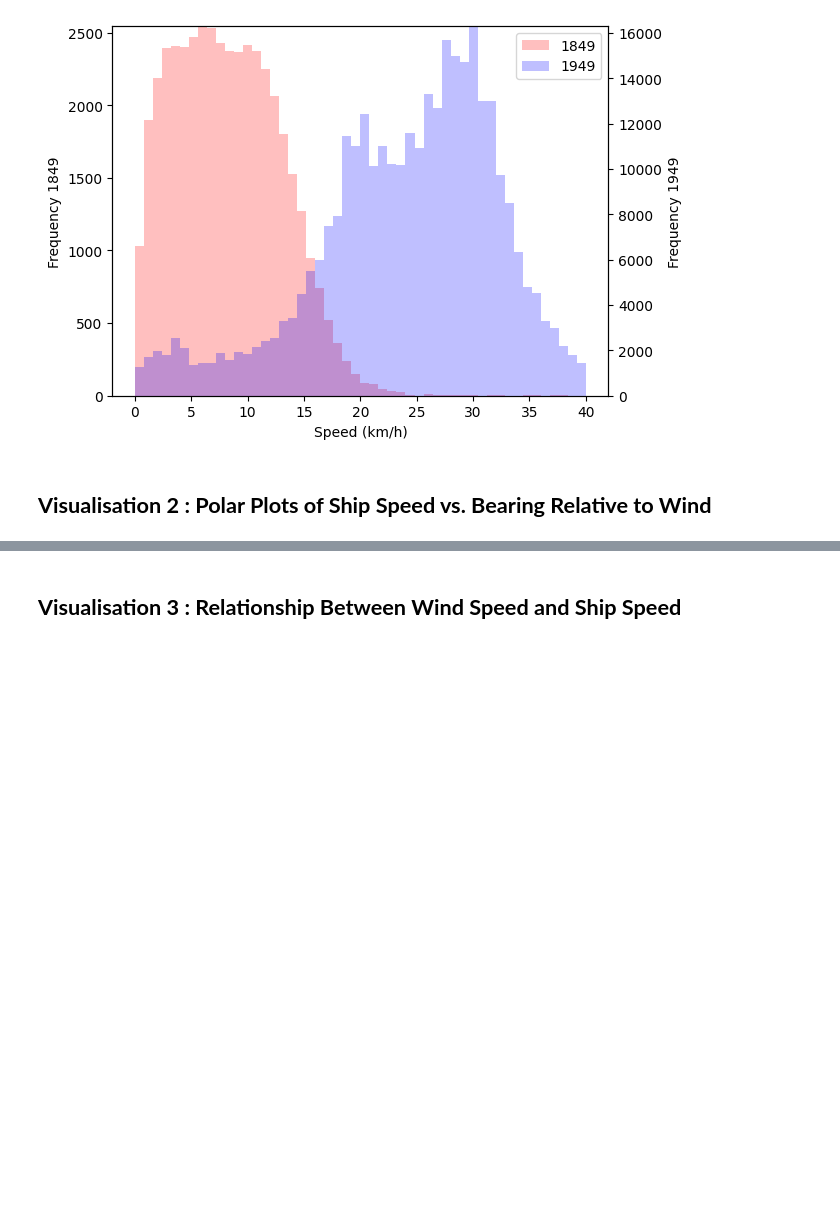
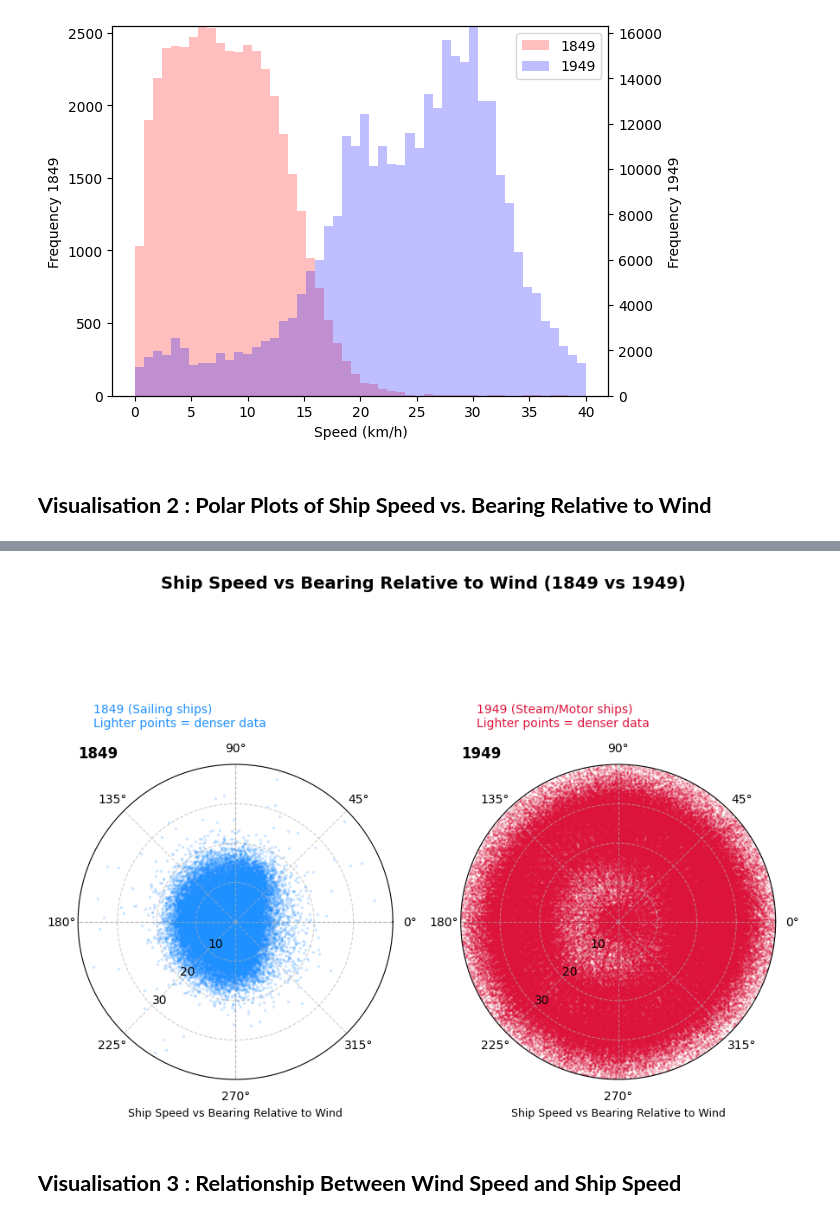
Before and after one commit to RohanC07/Msc-Thesis-DataScience, a Jupyter notebook: IMMA_12.ipynb, the cells around one changed output, grey strips where cells are left out. Cells and saved outputs as stored; diff of their text form; code cells hidden in the pictures; blank space fills up the shorter version.

```diff
--- a/IMMA_12.ipynb
+++ b/IMMA_12.ipynb
@@ -305,2 +291,76 @@ plt.show()
+# %%
+import numpy as np
+import matplotlib.pyplot as plt
+
+# Compute bearing differences (wrapped to [-π, π])
+imma_1849["bearing_diff"] = np.radians((imma_1849["shiphead"] - imma_1849["D"] + 180) % 360 - 180)
+imma_1949["bearing_diff"] = np.radians((imma_1949["shiphead"] - imma_1949["D"] + 180) % 360 - 180)
+
+# Create polar subplots
+fig, axs = plt.subplots(
+    1, 2,
+    figsize=(9, 8),
+    subplot_kw={'projection': 'polar'},
+    layout='constrained'
+)
+
+# Plot 1849 data (sailing era: lighter blue points)
+axs[0].plot(
+    imma_1849["bearing_diff"],
+    imma_1849["shipspeed"],
+    '.',
+    color='dodgerblue',
+    alpha=0.15,   # reduced opacity for dense data
+    ms=3,         # smaller points to avoid overplotting
+    zorder=1
+)
+
+# Plot 1949 data (steam/motor era: lighter red points)
+axs[1].plot(
+    imma_1949["bearing_diff"],
+    imma_1949["shipspeed"],
+    '.',
+    color='crimson',
+    alpha=0.15,   # reduced opacity for dense data
+    ms=2,         # smaller points, 1949 dataset typically denser
+    zorder=1
+)
+
+# Configure both axes
+for ax, year in zip(axs, ["1849", "1949"]):
+    # Reference lines for upwind/downwind directions
+    for angle in [0, np.pi/2, np.pi, -np.pi/2]:
+        ax.plot([angle, angle], [0, 40], color='gray', lw=0.8, ls='--', alpha=0.5, zorder=0)
+
+    # Axis settings
+    ax.set_rmax(40)
+    ax.set_rticks([10, 20, 30])
+    ax.set_rlabel_position(-135)
+    ax.set_title(f"{year}", loc="left", fontsize=12, weight='bold')
+    ax.set_xlabel("Ship Speed vs Bearing Relative to Wind", fontsize=9)
+    ax.grid(alpha=0.6, linestyle='--', zorder=0)
+
+    # Tick label styling
+    for label in ax.get_yticklabels():
+        label.set_fontsize(10)
+        label.set_color('black')
+        label.set_zorder(10)
+
+# Annotations for visual meaning
+axs[0].annotate("1849 (Sailing ships)\nLighter points = denser data",
+                xy=(0.05, 1.12), xycoords='axes fraction',
+                fontsize=10, color='dodgerblue')
+axs[1].annotate("1949 (Steam/Motor ships)\nLighter points = denser data",
+                xy=(0.05, 1.12), xycoords='axes fraction',
+                fontsize=10, color='crimson')
+
+# Overall figure title
+plt.suptitle("Ship Speed vs Bearing Relative to Wind (1849 vs 1949)",
+             fontsize=14, weight='bold')
+
+plt.tight_layout()
+plt.show()
+# %% [output]
+[figure, added]
 # %% [markdown]
 ## **Visualisation 3 : Relationship Between Wind Speed and Ship Speed**
```
Also changed, not shown: parts of 15 cells of this notebook.
